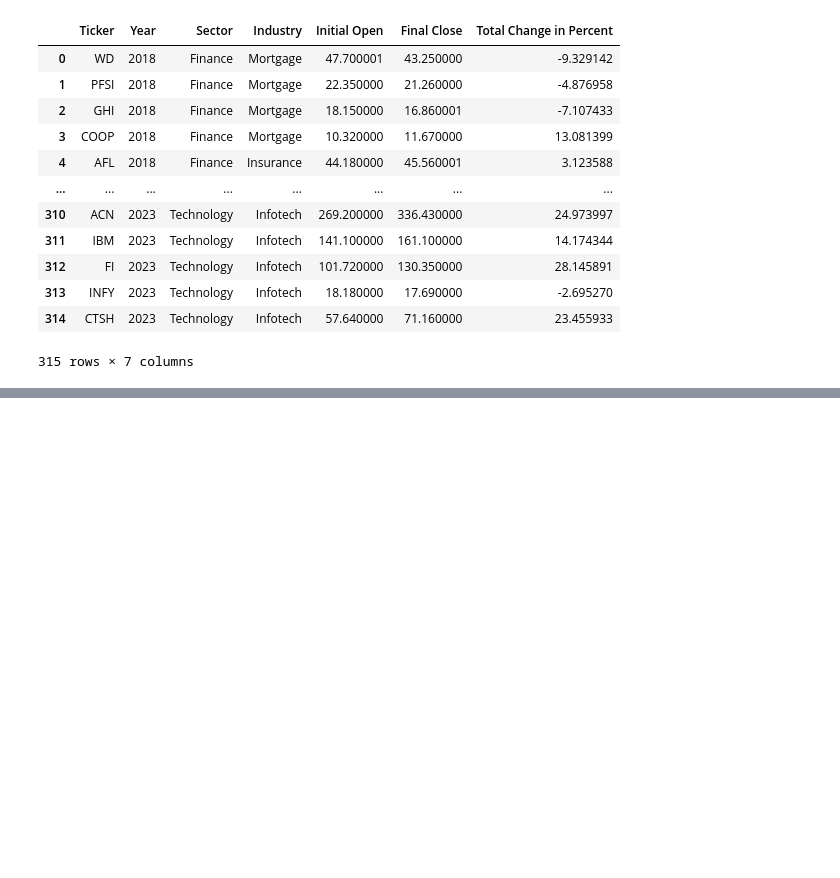
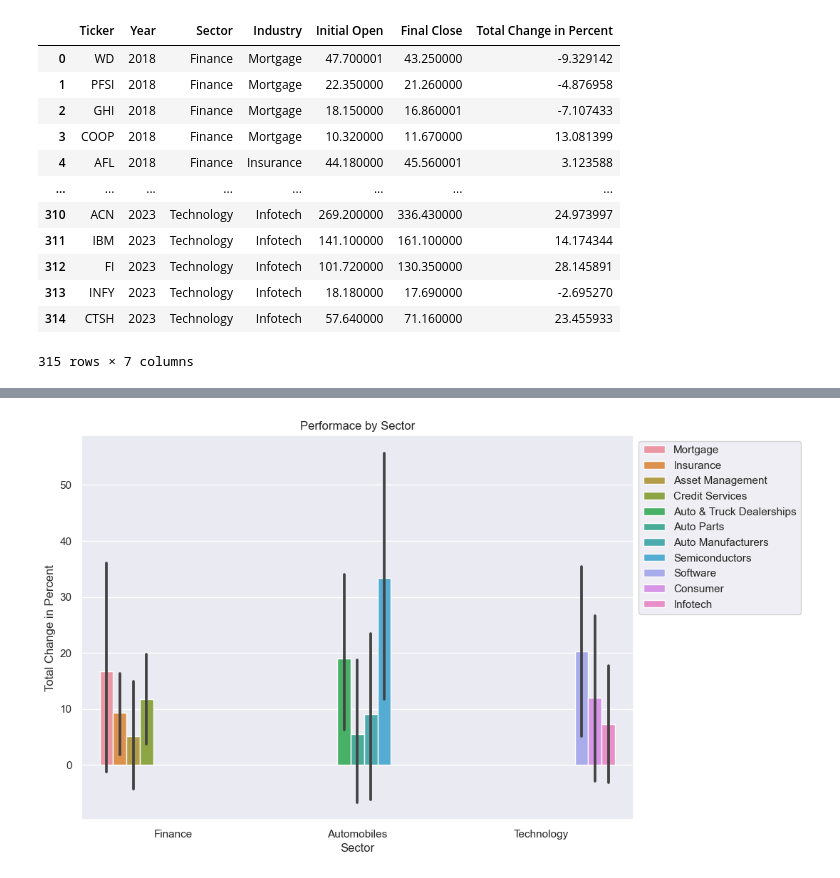
Before and after one commit to alisonands/Stock-Analysis, a Jupyter notebook: ExtractFinances/Main.ipynb, the cells around one changed output, grey strips where cells are left out. Cells and saved outputs as stored; diff of their text form; code cells hidden in the pictures; blank space fills up the shorter version.

```diff
--- a/ExtractFinances/Main.ipynb
+++ b/ExtractFinances/Main.ipynb
@@ -271,0 +310,8 @@ Name: Total Change in Percent, dtype: float64
+# %%
+plt.figure(figsize=(10, 7))
+ax = sns.barplot(top_by_year, x="Sector", y="Total Change in Percent", hue ="Industry")
+ax.legend(loc = "best", bbox_to_anchor=(1, 1))
+ax.set_title("Performace by Sector")
+plt.show()
+# %% [output]
+[figure, added]
```
Also changed, not shown: parts of 18 cells of this notebook.
